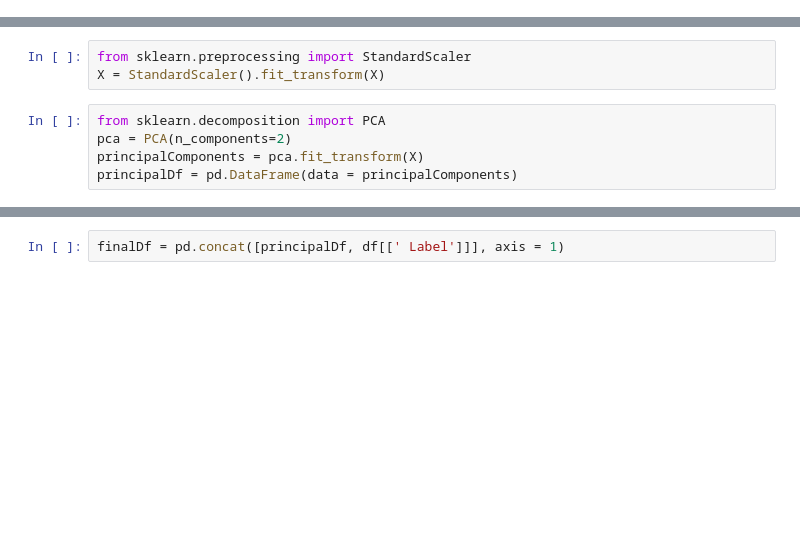
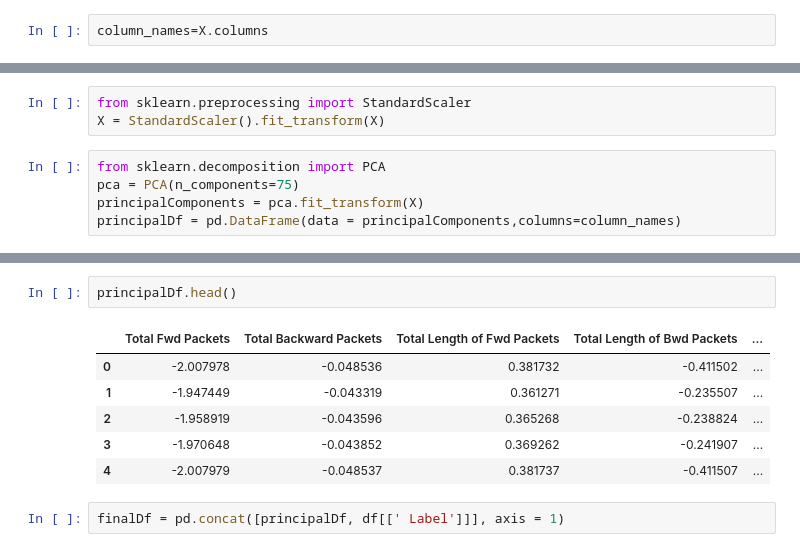
Before and after one commit to SaqlainHussainShah/implementation-of-sdi, a Jupyter notebook: PCA_added.ipynb, the cells around one changed output, grey strips where cells are left out. Saved outputs shown, nothing was run; the diff lists cells and outputs as text; blank space fills up the shorter version.

```diff
--- a/PCA_added.ipynb
+++ b/PCA_added.ipynb
@@ -121,0 +108,2 @@ df=[]
+# %%
+column_names=X.columns
@@ -124,9 +114,9 @@ from sklearn.preprocessing import StandardScaler
 X = StandardScaler().fit_transform(X)
 # %%
 from sklearn.decomposition import PCA
-pca = PCA(n_components=2)
+pca = PCA(n_components=75)
 principalComponents = pca.fit_transform(X)
-principalDf = pd.DataFrame(data = principalComponents)
+principalDf = pd.DataFrame(data = principalComponents,columns=column_names)
 # %%
 principalDf.info()
 # %% [output]
@@ -140,3 +140,12 @@ memory usage: 43.2 MB
+# %%
+principalDf.head()
+# %% [output]
+|  | Total Fwd Packets | Total Backward Packets | Total Length of Fwd Packets | Total Length of Bwd Packets | ... |
+| 0 | -2.007978 | -0.048536 | 0.381732 | -0.411502 | ... |
+| 1 | -1.947449 | -0.043319 | 0.361271 | -0.235507 | ... |
+| 2 | -1.958919 | -0.043596 | 0.365268 | -0.238824 | ... |
+| 3 | -1.970648 | -0.043852 | 0.369262 | -0.241907 | ... |
+| 4 | -2.007979 | -0.048537 | 0.381737 | -0.411507 | ... |
 # %%
 finalDf = pd.concat([principalDf, df[[' Label']]], axis = 1)
 # %% [output]
```
Also changed, not shown: parts of 6 cells of this notebook.
